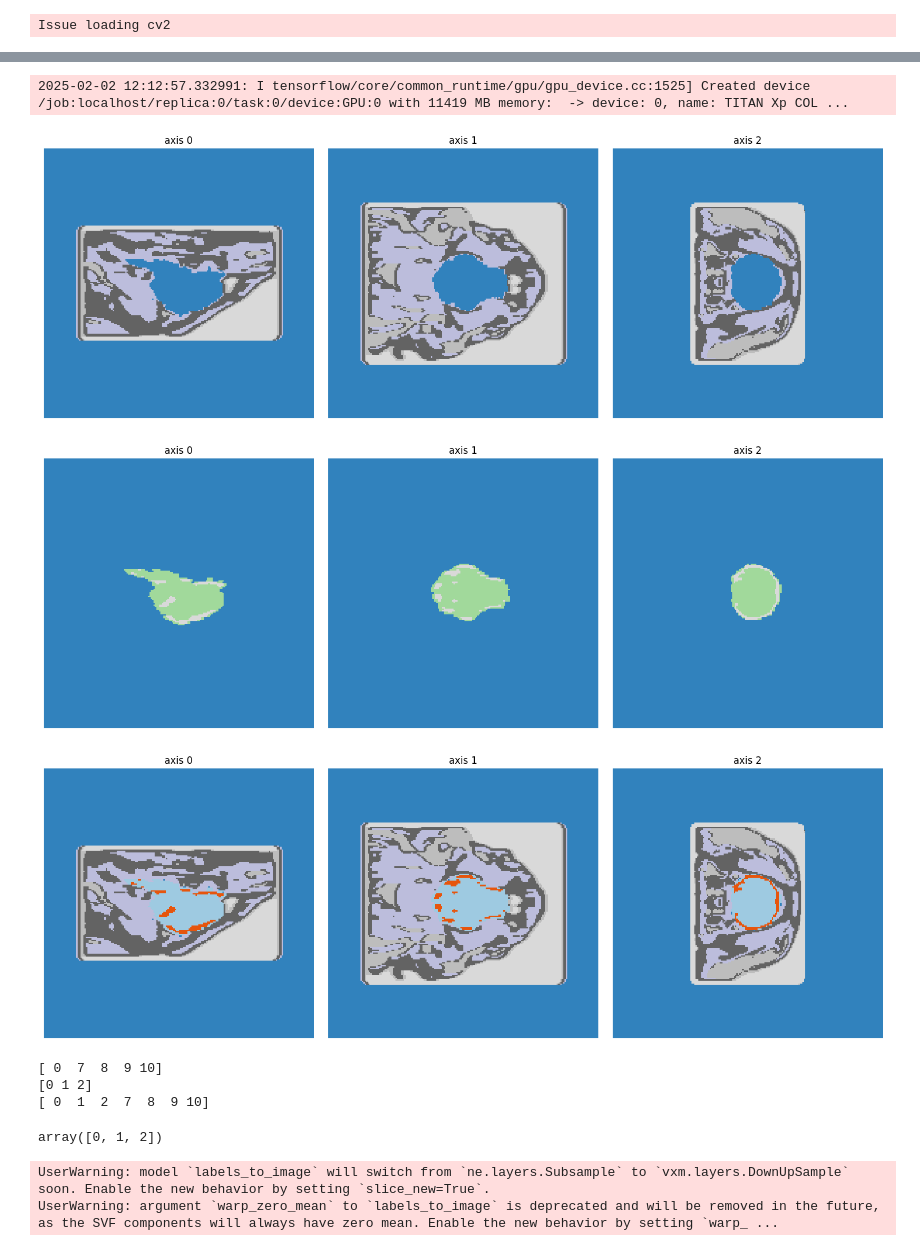
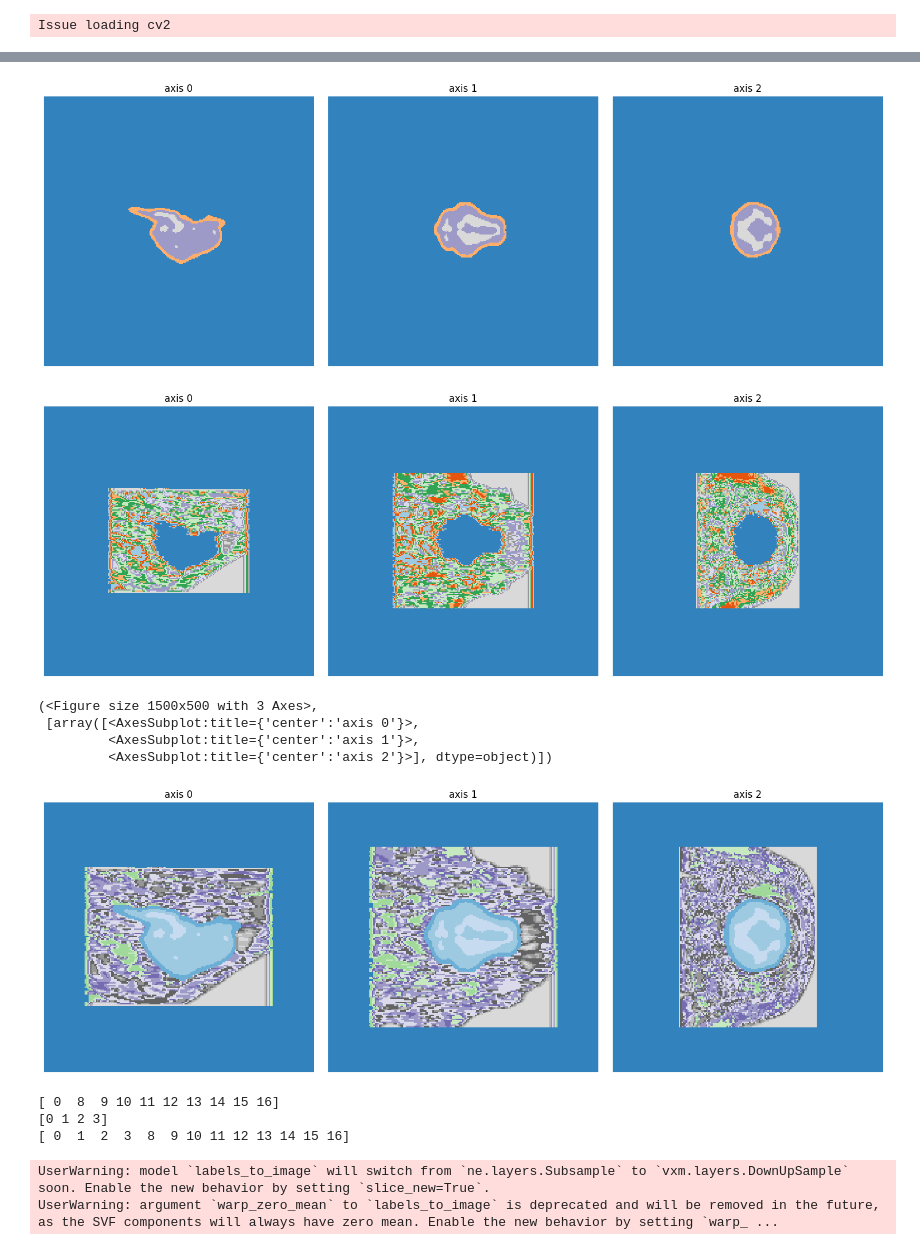
Before and after one commit to dadashkarimi/pig, a Jupyter notebook: PigGMM.ipynb, the cells around one changed output, grey strips where cells are left out. Saved outputs shown, nothing was run; the diff lists cells and outputs as text; code cells hidden in the pictures.

```diff
--- a/PigGMM.ipynb
+++ b/PigGMM.ipynb
@@ -82,53 +95,63 @@ ne.plot.volume3D(smoothed_anat)
          <AxesSubplot:title={'center':'axis 1'}>,
          <AxesSubplot:title={'center':'axis 2'}>], dtype=object)])
 # %%
-k1 = 3
-k2=5
+k1 = 6
+k2=10
 
 def make_smooth(label_map):
     smoothed_labels = gaussian_filter(label_map.astype(float), sigma=2)
     return np.round(smoothed_labels).astype(int)
 # Apply GMM for brain regions (assumes 29 brain regions to be classified)
-gmm_brain = GaussianMixture(n_components=k1, random_state=42)
-gmm_brain.fit(brain_data)  # Fit GMM on the brain data
+# gmm_brain = GaussianMixture(n_components=k1, random_state=42)
+# gmm_brain.fit(brain_data)  # Fit GMM on the brain data
 
 # Apply GMM for non-brain regions (background and other tissues)
 gmm_non_brain = GaussianMixture(n_components=k2, random_state=42)  # 0 for background, 30-40 for other tissues
 gmm_non_brain.fit(non_brain_data)  # Fit GMM on the non-brain data
 
 # Predict the components (labels) for brain and non-brain regions
-predicted_brain_labels = gmm_brain.predict(brain_data)
+# predicted_brain_labels = gmm_brain.predict(brain_data)
+predicted_brain_labels = pig_seg
 predicted_non_brain_labels = gmm_non_brain.predict(non_brain_data)
 
 predicted_brain_labels = make_smooth(predicted_brain_labels)
 predicted_non_brain_labels = make_smooth(predicted_non_brain_labels)
 
-predicted_brain_labels = predicted_brain_labels.reshape((192,192,192))
-predicted_non_brain_labels = predicted_non_brain_labels.reshape((192,192,192))
-predicted_non_brain_labels[pig_brain_mask == 1] = 0
-predicted_non_brain_labels = shift_non_zero_elements(predicted_non_brain_labels,6)
-predicted_anat_labels = np.where(predicted_brain_labels > 0, predicted_brain_labels, predicted_non_brain_labels)
+predicted_brain_labels = predicted_brain_labels.reshape((256,256,256))
+predicted_non_brain_labels = predicted_non_brain_labels.reshape((256,256,256))
+
+ne.plot.volume3D(predicted_brain_labels,cmaps=['tab20c'])
+ne.plot.volume3D(predicted_non_brain_labels,cmaps=['tab20c'])
 # %% [output]
+[figure, added]
+[figure, added]
-2025-02-02 12:12:57.332991: I tensorflow/core/common_runtime/gpu/gpu_device.cc:1525] Created device /job:localhost/replica:0/task:0/device:GPU:0 with 11419 MB memory:  -> device: 0, name: TITAN Xp COL ...
+(<Figure size 1500x500 with 3 Axes>,
+ [array([<AxesSubplot:title={'center':'axis 0'}>,
+         <AxesSubplot:title={'center':'axis 1'}>,
+         <AxesSubplot:title={'center':'axis 2'}>], dtype=object)])
+# %%
+
+# predicted_non_brain_labels[pig_brain_mask == 1] = 0
+predicted_non_brain_labels = shift_non_zero_elements(predicted_non_brain_labels,7)
+predicted_anat_labels = np.where(predicted_brain_labels > 0, predicted_brain_labels, predicted_non_brain_labels)
 # %%
-pig_brain_map = [predicted_anat_labels]
-ne.plot.volume3D(predicted_non_brain_labels,cmaps=['tab20c'])
-ne.plot.volume3D(predicted_brain_labels,cmaps=['tab20c'])
-ne.plot.volume3D(predicted_anat_labels,cmaps=['tab20c'])
+
+zoomed_predicted_anat_labels = sf.Volume(predicted_anat_labels).reshape([param_3d.img_size_192,]*3) # Use order=1 for bilinear interpolation
+
+pig_brain_map = [zoomed_predicted_anat_labels]
+# ne.plot.volume3D(predicted_non_brain_labels,cmaps=['tab20c'])
+# ne.plot.volume3D(predicted_brain_labels,cmaps=['tab20c'])
+# ne.plot.volume3D(predicted_anat_labels,cmaps=['tab20c'])
+ne.plot.volume3D(zoomed_predicted_anat_labels,cmaps=['tab20c'])
+
 print(np.unique(predicted_non_brain_labels))
 print(np.unique(predicted_brain_labels))
 print(np.unique(predicted_anat_labels))
 # %% [output]
-[figure, old version]
+[figure, new version]
-[figure, removed]
-[figure, removed]
-[ 0  7  8  9 10]
-[0 1 2]
-[ 0  1  2  7  8  9 10]
+[ 0  8  9 10 11 12 13 14 15 16]
+[0 1 2 3]
+[ 0  1  2  3  8  9 10 11 12 13 14 15 16]
-# %%
-np.unique(predicted_brain_labels)
-# %% [output]
-array([0, 1, 2])
 # %%
 with open("params_gmm_192.json", "r") as json_file:
     config = json.load(json_file)
```
Also changed, not shown: parts of 10 cells of this notebook, 8 other files.
